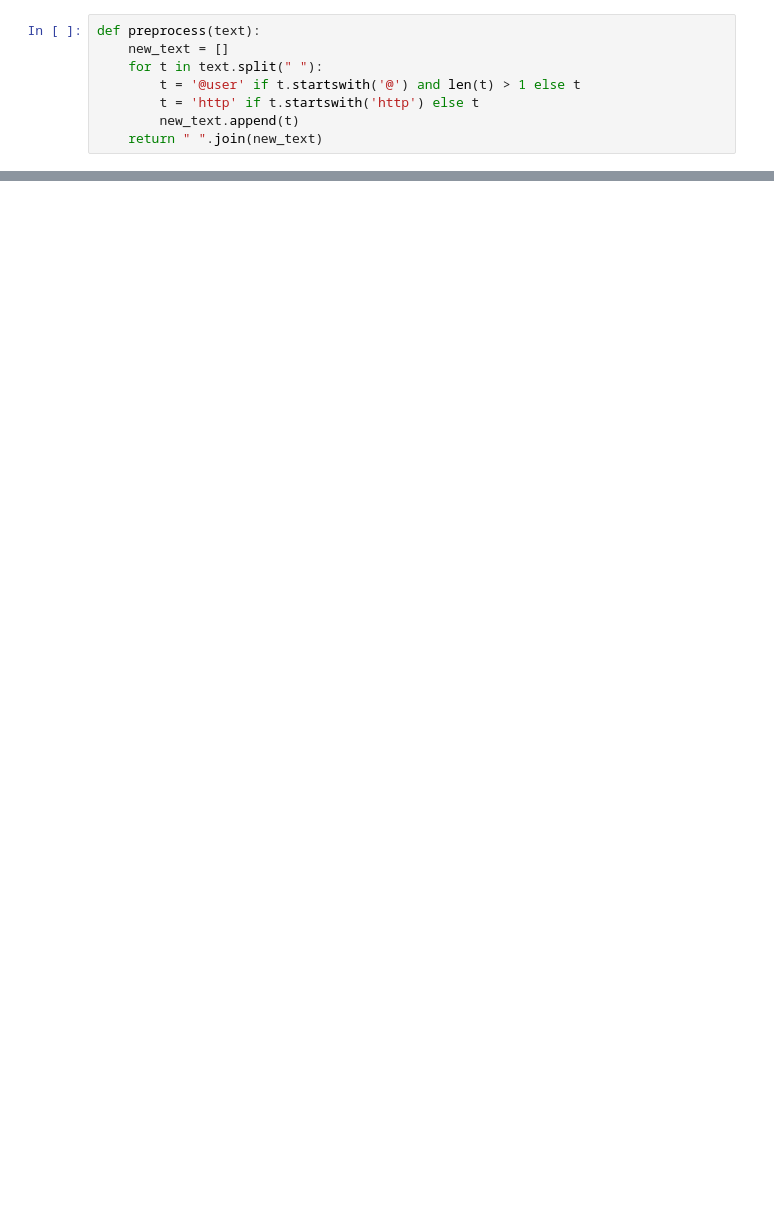
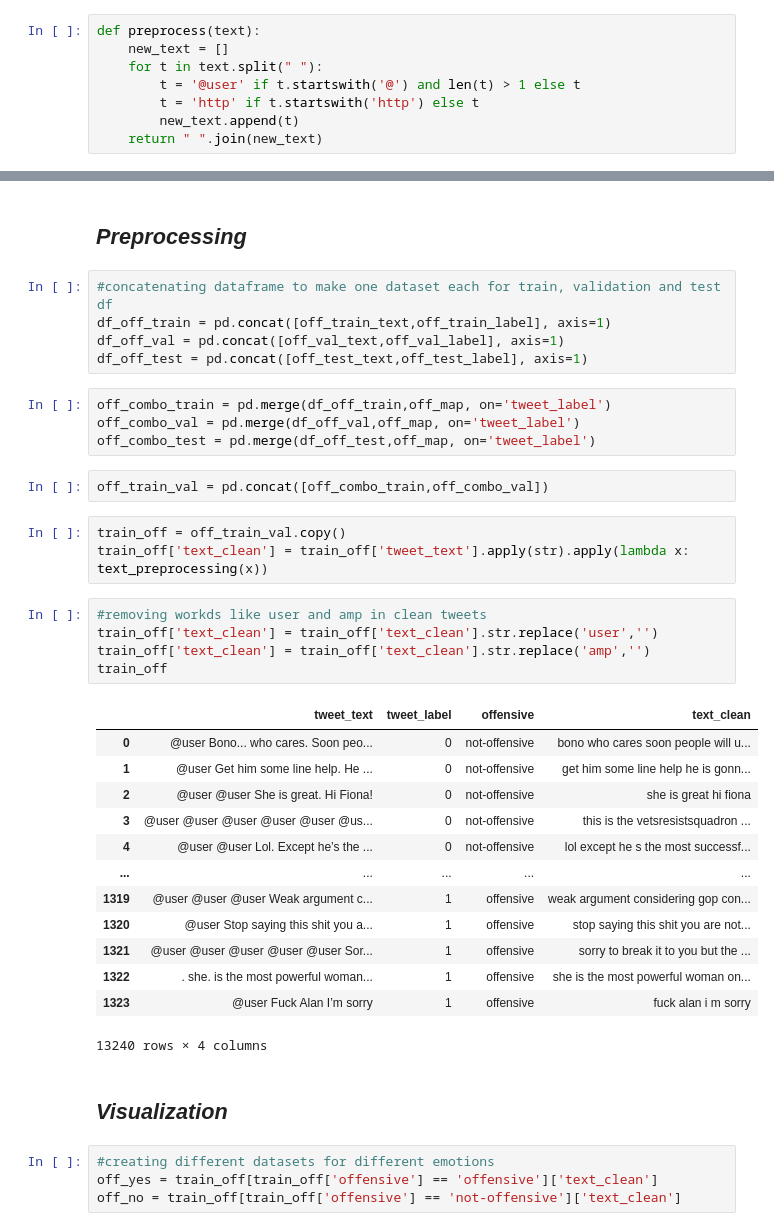
Before and after one commit to bb20417/CE888, a Jupyter notebook: Project/tweetClassification.ipynb, the cells around one changed output, grey strips where cells are left out. Drawn from its saved outputs; the diff is of its cells as text; blank space fills up the shorter version.

```diff
--- a/Project/tweetClassification.ipynb
+++ b/Project/tweetClassification.ipynb
@@ -96,0 +508,41 @@ If you sit back, watch &amp; listen to every .@TheDemocrats &amp; .@DNC member,
+# %% [markdown]
+## *Preprocessing*
+# %%
+#concatenating dataframe to make one dataset each for train, validation and test df
+df_off_train = pd.concat([off_train_text,off_train_label], axis=1)
+df_off_val = pd.concat([off_val_text,off_val_label], axis=1)
+df_off_test = pd.concat([off_test_text,off_test_label], axis=1)
+# %%
+off_combo_train = pd.merge(df_off_train,off_map, on='tweet_label')
+off_combo_val = pd.merge(df_off_val,off_map, on='tweet_label')
+off_combo_test = pd.merge(df_off_test,off_map, on='tweet_label')
+# %%
+off_train_val = pd.concat([off_combo_train,off_combo_val])
+# %%
+train_off = off_train_val.copy()
+train_off['text_clean'] = train_off['tweet_text'].apply(str).apply(lambda x: text_preprocessing(x))
+# %%
+#removing workds like user and amp in clean tweets
+train_off['text_clean'] = train_off['text_clean'].str.replace('user','')
+train_off['text_clean'] = train_off['text_clean'].str.replace('amp','')
+train_off
+# %% [output]
+|  | tweet_text | tweet_label | offensive | text_clean |
+| 0 | @user Bono... who cares. Soon peo... | 0 | not-offensive | bono who cares soon people will u... |
+| 1 | @user Get him some line help. He ... | 0 | not-offensive | get him some line help he is gonn... |
+| 2 | @user @user She is great. Hi Fiona! | 0 | not-offensive | she is great hi fiona |
+| 3 | @user @user @user @user @user @us... | 0 | not-offensive | this is the vetsresistsquadron ... |
+| 4 | @user @user Lol. Except he’s the ... | 0 | not-offensive | lol except he s the most successf... |
+| ... | ... | ... | ... | ... |
+| 1319 | @user @user @user Weak argument c... | 1 | offensive | weak argument considering gop con... |
+| 1320 | @user Stop saying this shit you a... | 1 | offensive | stop saying this shit you are not... |
+| 1321 | @user @user @user @user @user Sor... | 1 | offensive | sorry to break it to you but the ... |
+| 1322 | . she. is the most powerful woman... | 1 | offensive | she is the most powerful woman on... |
+| 1323 | @user Fuck Alan I’m sorry | 1 | offensive | fuck alan i m sorry |
+13240 rows × 4 columns
+# %% [markdown]
+## *Visualization*
+# %%
+#creating different datasets for different emotions
+off_yes = train_off[train_off['offensive'] == 'offensive']['text_clean']
+off_no = train_off[train_off['offensive'] == 'not-offensive']['text_clean']
```
Also changed, not shown: parts of 78 cells of this notebook.
